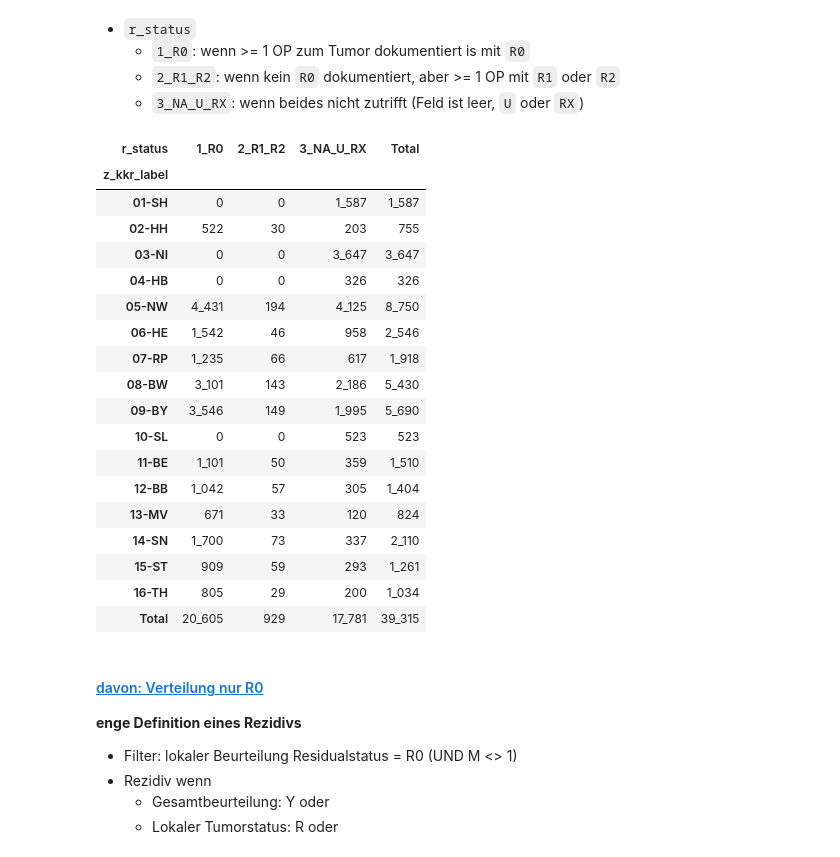
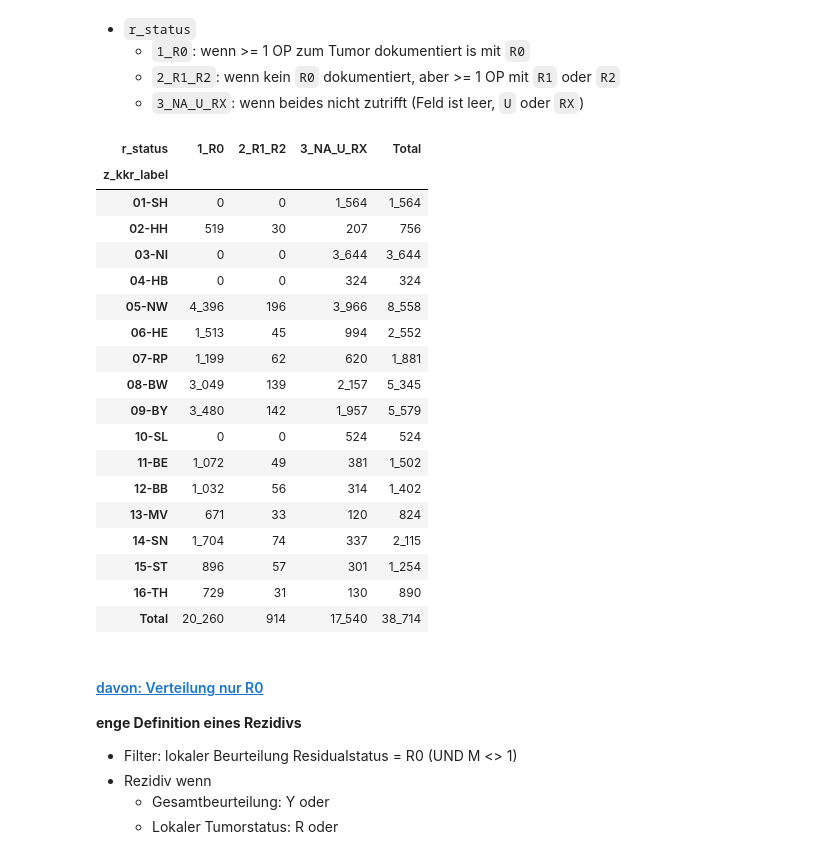
Before and after one commit to smeisegeier/cancerdata-quality, a Jupyter notebook: src/quality-analysis/01-colorectal/colorectal.ipynb, the cells around one changed output. Drawn from its saved outputs; the diff is of its cells as text; code cells hidden in the pictures.

```diff
--- a/src/quality-analysis/01-colorectal/colorectal.ipynb
+++ b/src/quality-analysis/01-colorectal/colorectal.ipynb
@@ -61,8 +61,8 @@ os.environ['THEME']='light'
 
 dir_db=Path("C://temp") if hlp.get_os(hlp.OperatingSystem.WINDOWS) else Path(os.path.expanduser("~/tmp"))
 
-# file_db_clin = dir_db/'2025-11-11_data_clin.duckdb'
-file_db_clin = dir_db/'2026-03-04_data_clin.duckdb'
+file_db_clin = dir_db/'2025-11-11_data_clin.duckdb'
+# file_db_clin = dir_db/'2026-03-04_data_clin.duckdb'
 # file_db_clin = dir_db/'fake_data_clin.duckdb'
 if not file_db_clin.exists():
     raise FileNotFoundError(file_db_clin)
@@ -1197,8 +1181,8 @@ _=pls.plot_stacked_bars(
 # %%
 
 _filters_rez = [
-    # FILTERS_DY,
-    # FILTERS_COLORECTAL,
+    FILTERS_DY,
+    FILTERS_C18C20,
     FILTERS_2020,
     FILTERS_C18,
 ]
@@ -1210,7 +1194,7 @@ _filter_rez=hlp.get_duckdb_filter_n(
         """,
     filters=_filters_rez,
     # distinct_metric="z_tum_id",
-    first_n_filter_apply_to_rows=0,
+    first_n_filter_apply_to_rows=2,
 )
 
 db_r0 = con.sql(f"""--sql
@@ -1338,50 +1326,52 @@ db_r0_2 = con.sql(f"""--sql
                 any_value(z_kkr_label) as z_kkr_label,
                 min(r_status) as r_status
         from t1
         group by z_tum_id
     )
     select * from t2
 """)
 
 pls.plot_stacked_bars(
     db_r0_2.project("z_kkr_label, r_status").to_df(),
     relative=True,
     show_total=True,
     orientation="h",
     show_pct_bar=True,
     caption="op_r_status",
     height=600,
     width=1600,
     # kkr_col="z_kkr_label"
 )
 
 tbl.pivot_df(
     db_r0_2.project("z_kkr_label, r_status").to_df(),
     # swap=True,
     data_bar_axis="x",
     pct_axis="",
     total_exclude=True,
+    font_size_th=9,
+    font_size_td=7,
 )
 # %% [output]
 | r_status | 1_R0 | 2_R1_R2 | 3_NA_U_RX | Total |
 | z_kkr_label |  |  |  |  |
-| 01-SH | 0 | 0 | 1_587 | 1_587 |
-| 02-HH | 522 | 30 | 203 | 755 |
-| 03-NI | 0 | 0 | 3_647 | 3_647 |
-| 04-HB | 0 | 0 | 326 | 326 |
-| 05-NW | 4_431 | 194 | 4_125 | 8_750 |
-| 06-HE | 1_542 | 46 | 958 | 2_546 |
-| 07-RP | 1_235 | 66 | 617 | 1_918 |
-| 08-BW | 3_101 | 143 | 2_186 | 5_430 |
-| 09-BY | 3_546 | 149 | 1_995 | 5_690 |
-| 10-SL | 0 | 0 | 523 | 523 |
-| 11-BE | 1_101 | 50 | 359 | 1_510 |
-| 12-BB | 1_042 | 57 | 305 | 1_404 |
+| 01-SH | 0 | 0 | 1_564 | 1_564 |
+| 02-HH | 519 | 30 | 207 | 756 |
+| 03-NI | 0 | 0 | 3_644 | 3_644 |
+| 04-HB | 0 | 0 | 324 | 324 |
+| 05-NW | 4_396 | 196 | 3_966 | 8_558 |
+| 06-HE | 1_513 | 45 | 994 | 2_552 |
+| 07-RP | 1_199 | 62 | 620 | 1_881 |
+| 08-BW | 3_049 | 139 | 2_157 | 5_345 |
+| 09-BY | 3_480 | 142 | 1_957 | 5_579 |
+| 10-SL | 0 | 0 | 524 | 524 |
+| 11-BE | 1_072 | 49 | 381 | 1_502 |
+| 12-BB | 1_032 | 56 | 314 | 1_402 |
 | 13-MV | 671 | 33 | 120 | 824 |
-| 14-SN | 1_700 | 73 | 337 | 2_110 |
-| 15-ST | 909 | 59 | 293 | 1_261 |
-| 16-TH | 805 | 29 | 200 | 1_034 |
-| Total | 20_605 | 929 | 17_781 | 39_315 |
+| 14-SN | 1_704 | 74 | 337 | 2_115 |
+| 15-ST | 896 | 57 | 301 | 1_254 |
+| 16-TH | 729 | 31 | 130 | 890 |
+| Total | 20_260 | 914 | 17_540 | 38_714 |
 # %% [markdown]
 #### <a id='toc1_7_1_1_'></a>[davon: Verteilung nur R0](#toc0_)
 
```
Also changed, not shown: parts of 21 cells of this notebook.
